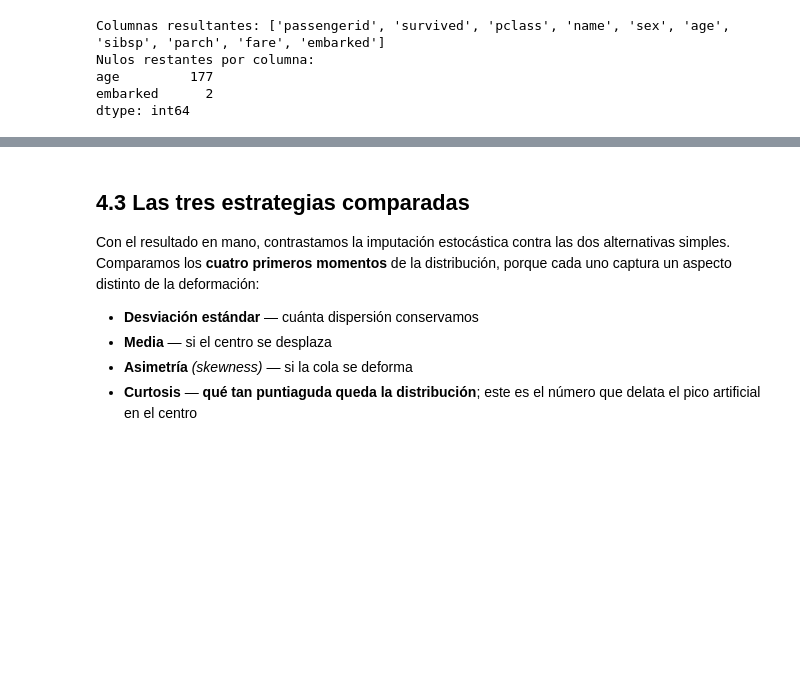
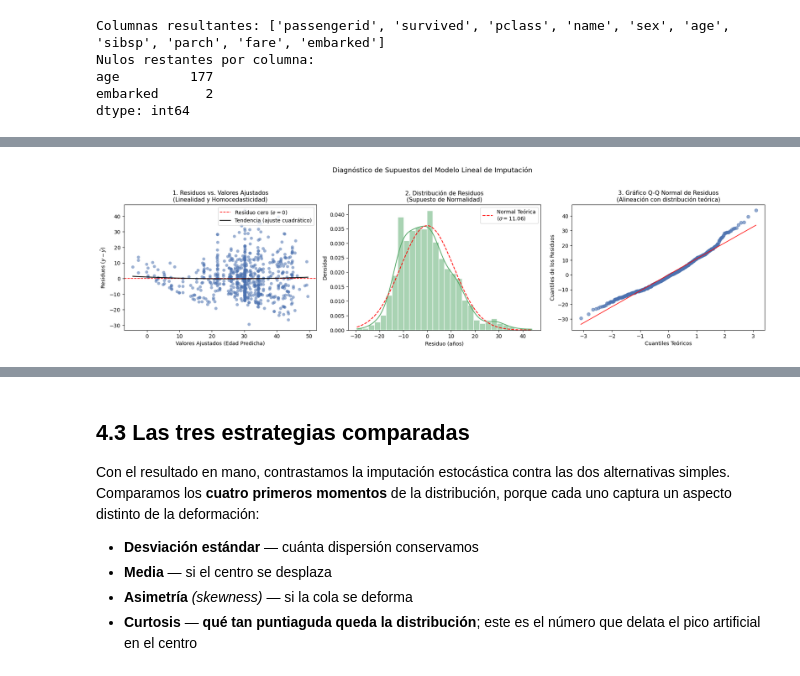
Before and after one commit to HugoAI23/titanic_llm, a Jupyter notebook: EDA_estocastico.ipynb, the cells around one changed output, grey strips where cells are left out. Saved outputs shown, nothing was run; the diff lists cells and outputs as text; code cells hidden in the pictures; blank space fills up the shorter version.

```diff
--- a/EDA_estocastico.ipynb
+++ b/EDA_estocastico.ipynb
@@ -233,0 +253,45 @@ Nulos restantes       : 0
+# %%
+import scipy.stats as stats
+
+y_ajustado = modelo.predict(X[observado])
+
+fig, axes = plt.subplots(1, 3, figsize=(18, 4.8))
+
+# 1. Residuos vs. Valores Ajustados (Linealidad y Homocedasticidad)
+sns.scatterplot(x=y_ajustado, y=residuos, alpha=0.55, color='#4C72B0', edgecolor='none', ax=axes[0])
+axes[0].axhline(0, color='red', linestyle='--', linewidth=1.2, label='Residuo cero ($e=0$)')
+# Ajuste polinómico cuadrático con NumPy para verificar tendencia sin dependencias externas
+poly_fit = np.polyfit(y_ajustado, residuos, deg=2)
+x_trend = np.linspace(y_ajustado.min(), y_ajustado.max(), 100)
+axes[0].plot(x_trend, np.polyval(poly_fit, x_trend), color='black', linewidth=1.6, label='Tendencia (ajuste cuadrático)')
+axes[0].set_title('1. Residuos vs. Valores Ajustados\n(Linealidad y Homocedasticidad)', fontsize=11)
+axes[0].set_xlabel('Valores Ajustados (Edad Predicha)')
+axes[0].set_ylabel('Residuos ($y - \hat{y}$)')
+axes[0].legend(loc='upper right')
+
+# 2. Distribución de los Residuos vs. Gaussiana Teórica (Normalidad)
+sns.histplot(residuos, bins=30, kde=True, stat='density', ax=axes[1], color='#55A868', alpha=0.5, edgecolor='white')
+x_grid = np.linspace(residuos.min(), residuos.max(), 200)
+pdf_teorica = stats.norm.pdf(x_grid, loc=0, scale=sigma_res)
+axes[1].plot(x_grid, pdf_teorica, color='red', linestyle='--', linewidth=1.5,
+             label=f'Normal Teórica\n($\sigma={sigma_res:.2f}$)')
+axes[1].set_title('2. Distribución de Residuos\n(Supuesto de Normalidad)', fontsize=11)
+axes[1].set_xlabel('Residuo (años)')
+axes[1].set_ylabel('Densidad')
+axes[1].legend(loc='upper right')
+
+# 3. Gráfico Q-Q Normal
+stats.probplot(residuos, dist="norm", plot=axes[2])
+axes[2].get_lines()[0].set_color('#4C72B0')
+axes[2].get_lines()[0].set_alpha(0.6)
+axes[2].get_lines()[1].set_color('red')
+axes[2].get_lines()[1].set_linewidth(1.2)
+axes[2].set_title('3. Gráfico Q-Q Normal de Residuos\n(Alineación con distribución teórica)', fontsize=11)
+axes[2].set_xlabel('Cuantiles Teóricos')
+axes[2].set_ylabel('Cuantiles de los Residuos')
+
+fig.suptitle('Diagnóstico de Supuestos del Modelo Lineal de Imputación', fontsize=13, y=1.03)
+plt.tight_layout()
+plt.show()
+# %% [output]
+[figure, added]
```
Also changed, not shown: parts of 15 cells of this notebook, 6 other files.
